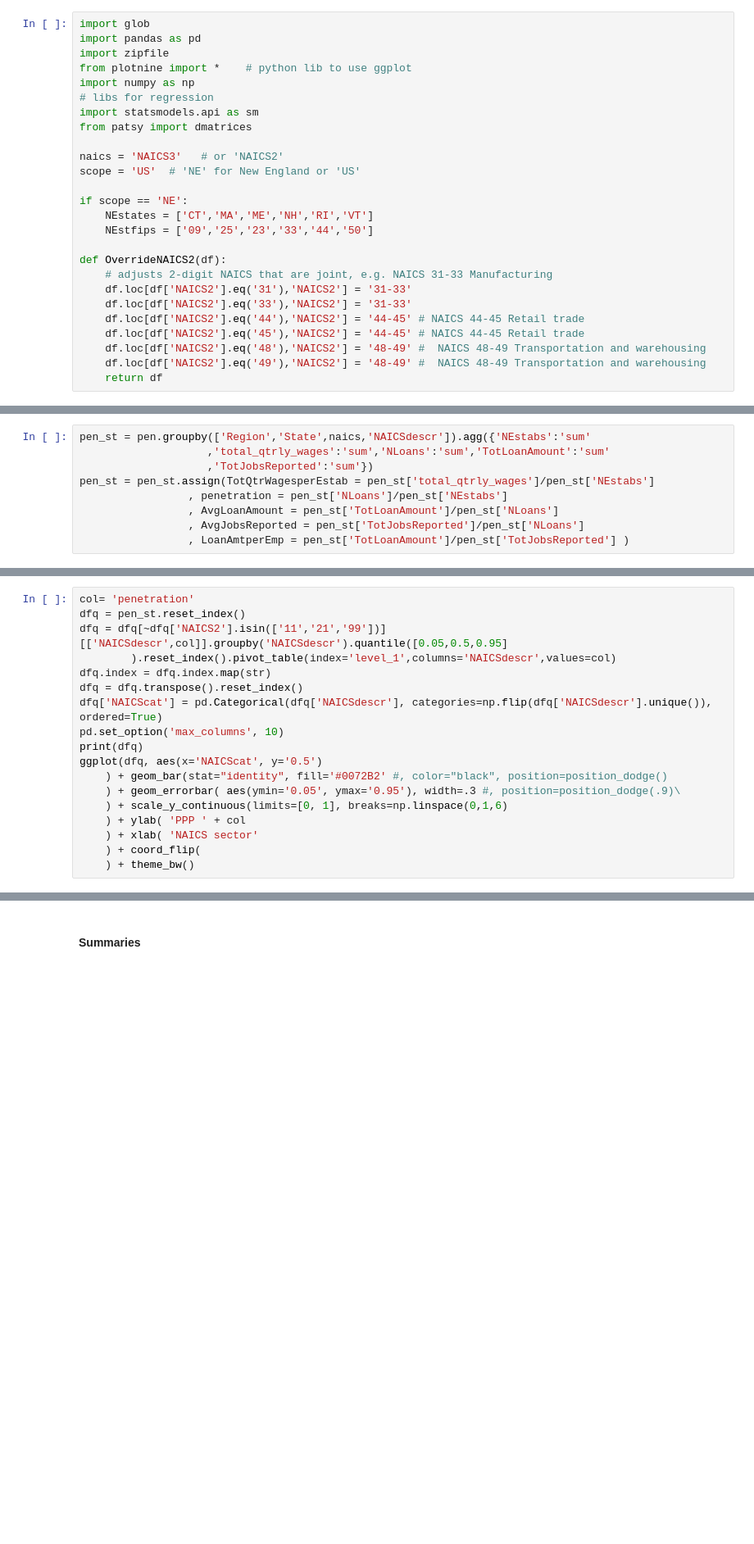
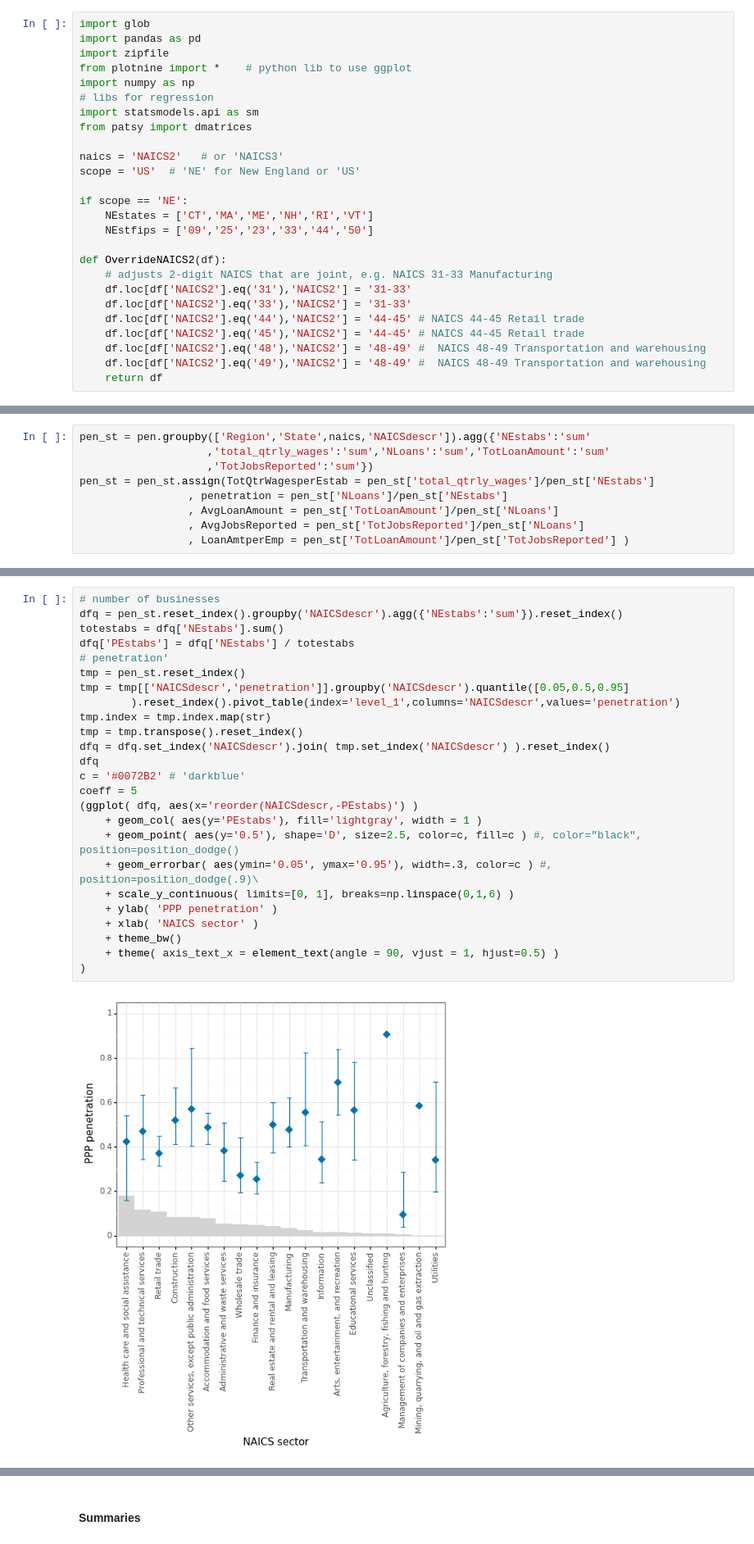
Before and after one commit to alexandrekl/FEMA_SBA_paper, a Jupyter notebook: SBA_paper_correl_NAICS2.ipynb, the cells around one changed output, grey strips where cells are left out. Shown at 82% size. Saved outputs shown, nothing was run; the diff lists cells and outputs as text; blank space fills up the shorter version.

```diff
--- a/SBA_paper_correlations.ipynb
+++ b/SBA_paper_correl_NAICS2.ipynb
@@ -12,7 +12,7 @@ import numpy as np
 import statsmodels.api as sm
 from patsy import dmatrices
 
-naics = 'NAICS3'   # or 'NAICS2'
+naics = 'NAICS2'   # or 'NAICS3'
 scope = 'US'  # 'NE' for New England or 'US'
 
 if scope == 'NE':
@@ -451,20 +450,28 @@ pen_st = pen_st.assign(TotQtrWagesperEstab = pen_st['total_qtrly_wages']/pen_st[
 ### Penetration median and percentiles for most NAICS-2 Sectors
 # %%
-col= 'penetration'
-dfq = pen_st.reset_index()
-dfq = dfq[~dfq['NAICS2'].isin(['11','21','99'])][['NAICSdescr',col]].groupby('NAICSdescr').quantile([0.05,0.5,0.95]
-        ).reset_index().pivot_table(index='level_1',columns='NAICSdescr',values=col)
-dfq.index = dfq.index.map(str)
-dfq = dfq.transpose().reset_index()
-dfq['NAICScat'] = pd.Categorical(dfq['NAICSdescr'], categories=np.flip(dfq['NAICSdescr'].unique()), ordered=True)
-pd.set_option('max_columns', 10)
-print(dfq)
-ggplot(dfq, aes(x='NAICScat', y='0.5')
-    ) + geom_bar(stat="identity", fill='#0072B2' #, color="black", position=position_dodge()
-    ) + geom_errorbar( aes(ymin='0.05', ymax='0.95'), width=.3 #, position=position_dodge(.9)\
-    ) + scale_y_continuous(limits=[0, 1], breaks=np.linspace(0,1,6)
-    ) + ylab( 'PPP ' + col
-    ) + xlab( 'NAICS sector'
-    ) + coord_flip(
-    ) + theme_bw()
+# number of businesses
+dfq = pen_st.reset_index().groupby('NAICSdescr').agg({'NEstabs':'sum'}).reset_index()
+totestabs = dfq['NEstabs'].sum()
+dfq['PEstabs'] = dfq['NEstabs'] / totestabs
+# penetration'
+tmp = pen_st.reset_index()
+tmp = tmp[['NAICSdescr','penetration']].groupby('NAICSdescr').quantile([0.05,0.5,0.95]
+        ).reset_index().pivot_table(index='level_1',columns='NAICSdescr',values='penetration')
+tmp.index = tmp.index.map(str)
+tmp = tmp.transpose().reset_index()
+dfq = dfq.set_index('NAICSdescr').join( tmp.set_index('NAICSdescr') ).reset_index()
+dfq
+c = '#0072B2' # 'darkblue'
+coeff = 5
+(ggplot( dfq, aes(x='reorder(NAICSdescr,-PEstabs)') )
+    + geom_col( aes(y='PEstabs'), fill='lightgray', width = 1 )
+    + geom_point( aes(y='0.5'), shape='D', size=2.5, color=c, fill=c ) #, color="black", position=position_dodge()
+    + geom_errorbar( aes(ymin='0.05', ymax='0.95'), width=.3, color=c ) #, position=position_dodge(.9)\
+    + scale_y_continuous( limits=[0, 1], breaks=np.linspace(0,1,6) )
+    + ylab( 'PPP penetration' )
+    + xlab( 'NAICS sector' )
+    + theme_bw()
+    + theme( axis_text_x = element_text(angle = 90, vjust = 1, hjust=0.5) )
+)
 # %% [output]
+[figure, new version]
```
Also changed, not shown: parts of 14 cells of this notebook, 3 other files.
